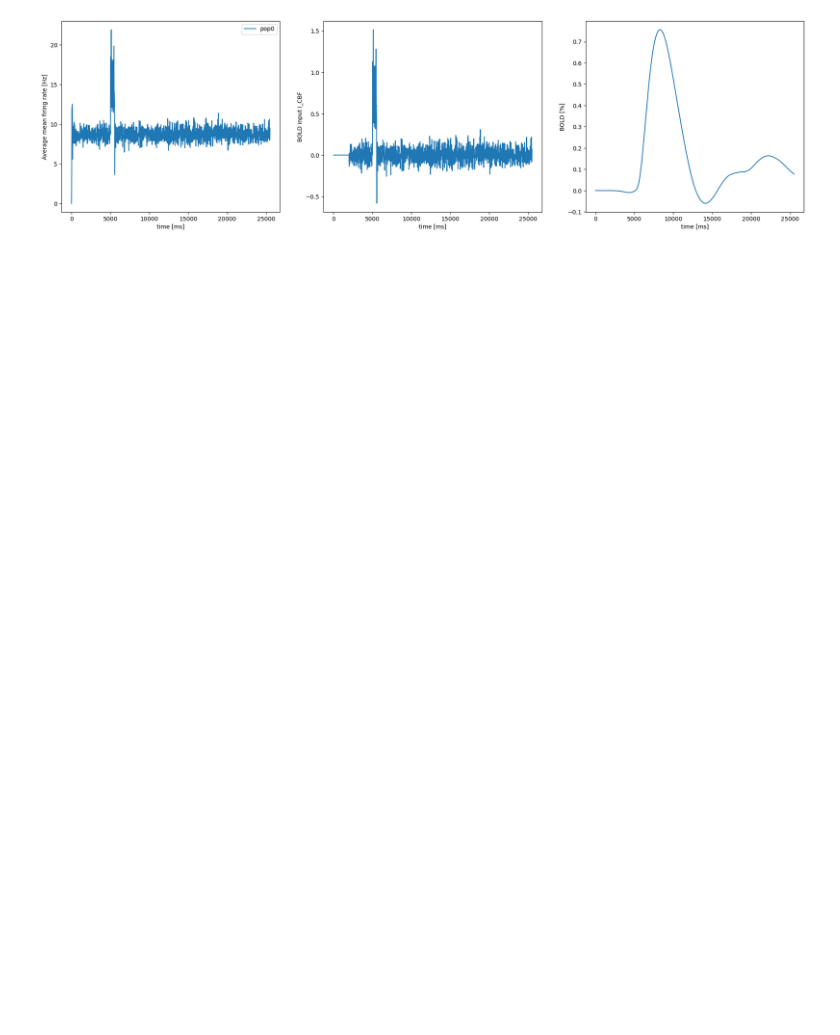
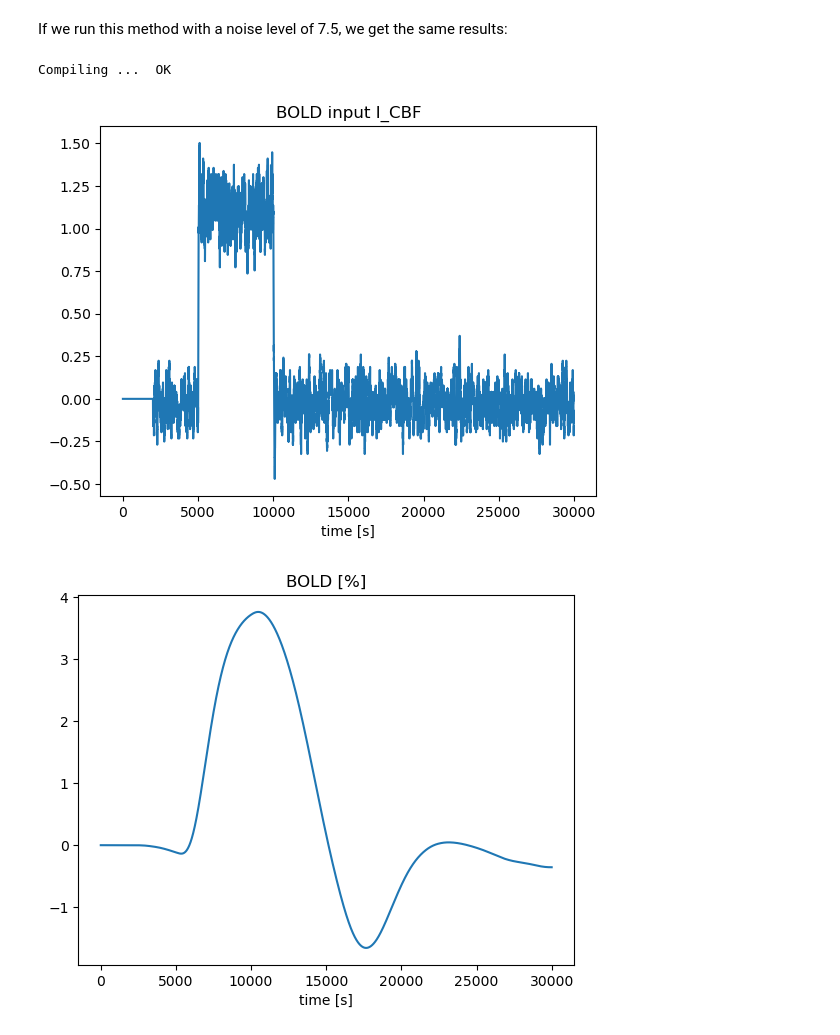
Before and after one commit to ANNarchy/CNS2023, a Jupyter notebook: src/notebooks/BoldSearch.ipynb, the cells around one changed output. Drawn from its saved outputs; the diff is of its cells as text; code cells hidden in the pictures; blank space fills up the shorter version.

```diff
--- a/src/notebooks/BoldSearch.ipynb
+++ b/src/notebooks/BoldSearch.ipynb
@@ -116,35 +87,25 @@ def trial(args):
         'input_data': input_data,
         'bold_data': bold_data,
         }
-# %%
-data = trial([1.0])
-
-plt.figure(figsize=(20,6))
-grid = plt.GridSpec(1, 3, left=0.05, right=0.95)
-
-# mean firing rate
-ax1 = plt.subplot(grid[0, 0])
-
-ax1.plot(data['mean_fr'], label="pop0")
-plt.legend()
-ax1.set_ylabel("Average mean firing rate [Hz]")
-
-# BOLD input signal
-ax2 = plt.subplot(grid[0, 1])
-
-ax2.plot(data['input_data'])
-ax2.set_ylabel("BOLD input I_CBF")
-
-# BOLD output signal
-ax3 = plt.subplot(grid[0, 2])
-
-ax3.plot(data['bold_data']*100.0)
-ax3.set_ylabel("BOLD [%]")
-
-# x-axis labels as seconds
-for ax in [ax1, ax2, ax3]:
-    ax.set_xlabel("time [ms]")
-
-plt.show()
-# %% [output]
-[figure, removed]
+# %% [markdown]
+If we run this method with a noise level of 7.5, we get the same results:
+# %%
+data = trial([7.5])
+
+# BOLD input signal
+plt.figure()
+plt.plot(data['input_data'])
+plt.title("BOLD input I_CBF")
+plt.xlabel("time [s]")
+
+# BOLD output signal
+plt.figure()
+plt.plot(data['bold_data']*100.0)
+plt.title("BOLD [%]")
+plt.xlabel("time [s]")
+
+plt.show()
+# %% [output]
+Compiling ...  OK
+[figure, added]
+[figure, added]
```
Also changed, not shown: parts of 16 cells of this notebook, 39 other files.
